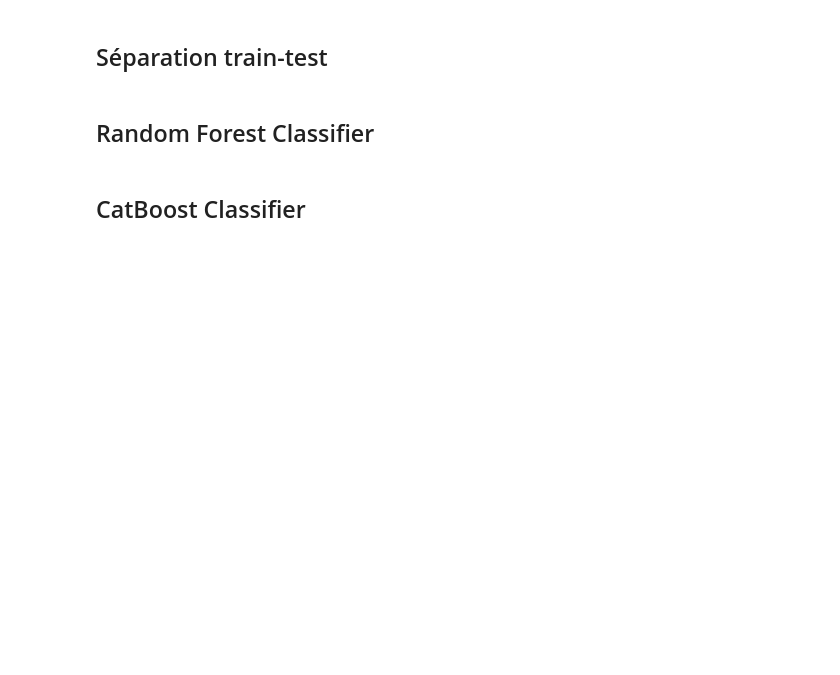
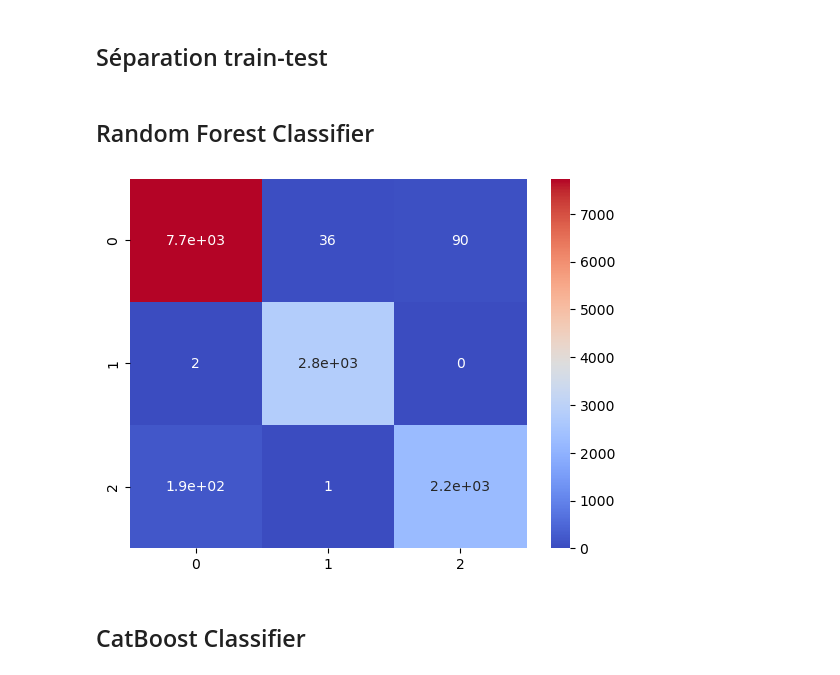
Before and after one commit to vilhess/methode-supervise, a Jupyter notebook: notebooks/classification.ipynb, the cells around one changed output. Drawn from its saved outputs; the diff is of its cells as text; code cells hidden in the pictures; blank space fills up the shorter version.

```diff
--- a/notebooks/classification.ipynb
+++ b/notebooks/classification.ipynb
@@ -82,51 +129,63 @@ from sklearn.ensemble import RandomForestClassifier
 
 rf = RandomForestClassifier()
 
-# Définition de notre espaces de paramètres
+best_params = {'max_depth': 20, 'min_samples_leaf': 1, 'min_samples_split': 10, 'n_estimators': 100}
 
-params = {
-    'n_estimators': [10, 50, 100, 200],
-    'max_depth': [None, 5, 10, 20],
-    'min_samples_split': [2, 5, 10],
-    'min_samples_leaf': [1, 2, 5]
-}
+if best_params is None:
 
-# Recherche des meilleurs paramètres
-grid = GridSearchCV(rf, params, cv=5, n_jobs=-1, verbose=1)
+    # Définition de notre espaces de paramètres
 
-grid.fit(X_train, y_train)
+    params = {
+        'n_estimators': [10, 50, 100, 200],
+        'max_depth': [None, 5, 10, 20],
+        'min_samples_split': [2, 5, 10],
+        'min_samples_leaf': [1, 2, 5]
+    }
 
-print(f"paramètres optimaux : {grid.best_params_}")
+    # Recherche des meilleurs paramètres
+    grid = GridSearchCV(rf, params, cv=5, n_jobs=-1, verbose=1)
 
-print(f"meilleur score : {grid.best_score_}")
+    grid.fit(X_train, y_train)
+
+    print(f"paramètres optimaux : {grid.best_params_}")
+
+    print(f"meilleur score : {grid.best_score_}")
+
+    best_params = grid.best_params_
+
+rf.set_params(**best_params)
+
+rf.fit(X_train, y_train)
 
 # Prédiction sur les données de test
 
-y_preds = grid.predict(X_test)
+y_preds = rf.predict(X_test)
 
 # Matrice de confusion
 
 sns.heatmap(confusion_matrix(y_test, y_preds), annot=True, cmap='coolwarm')
 
 # Sauvegarde des résultats pour streamlit
 
 new_results = pd.DataFrame({'y_test': y_test,
                             'y_preds': y_preds})
 
 new_results.to_csv('../résultats_models/classif/random_forest.csv', index=False)
 
 # soumission des résultats
 
 rf = RandomForestClassifier(**grid.best_params_)
 
 rf.fit(df_train.drop('label', axis=1), df_train['label'])
 
 y_preds = rf.predict(df_test.drop('obj_ID', axis=1))
 
 submission = pd.DataFrame({'obj_ID': df_test['obj_ID'],
                             'label': y_preds})
 
 submission.to_csv('../soumission/classif/random_forest.csv', index=False)
+# %% [output]
+[figure, added]
 # %% [markdown]
 ## CatBoost Classifier
 # %%
```
Also changed, not shown: parts of 16 cells of this notebook, 31 other files.
